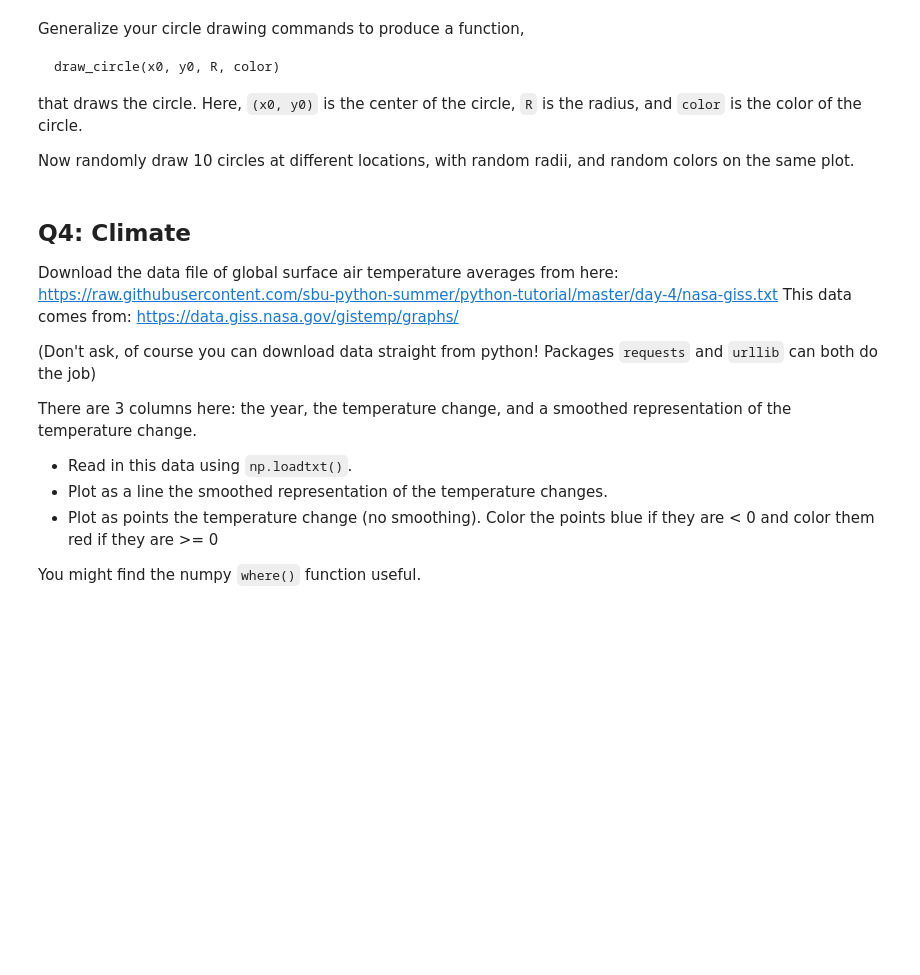
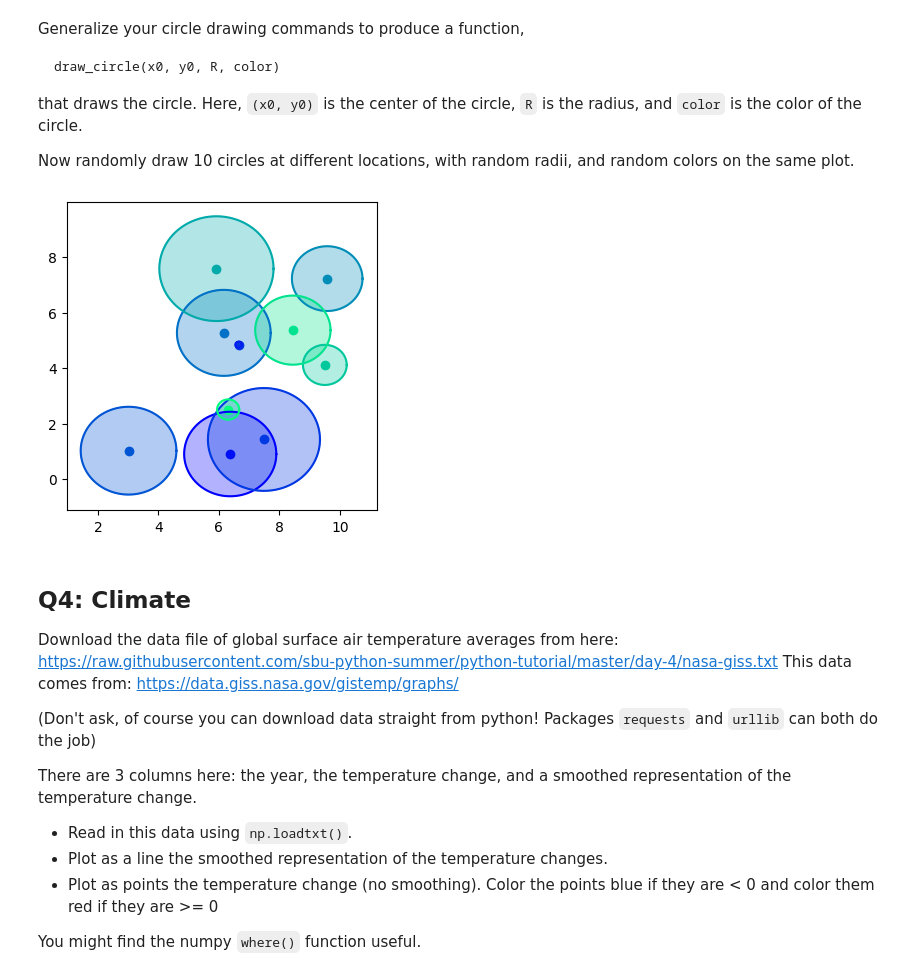
Before and after one commit to APozzi22/scientificcomputing_bicocca_2026, a Jupyter notebook: working/L03_matplotlib.ipynb, the cells around one changed output. Drawn from its saved outputs; the diff is of its cells as text; code cells hidden in the pictures; blank space fills up the shorter version.

Commit message:
Upload L03_matplotlib.ipynb exercises solutions

```diff
--- a/working/L03_matplotlib.ipynb
+++ b/working/L03_matplotlib.ipynb
@@ -52,6 +83,32 @@ draw_circle(x0, y0, R, color)
 that draws the circle.  Here, `(x0, y0)` is the center of the circle, `R` is the radius, and `color` is the color of the circle.
 
 Now randomly draw 10 circles at different locations, with random radii, and random colors on the same plot.
+# %%
+import matplotlib.cm as cm
+import matplotlib.colors as colors
+
+def draw_circle(x0, y0, R, color):
+    """(x0, y0) is the center of the circle, R is the radius, color is the color"""
+    theta = np.arange(0, 2*np.pi, 0.01)
+    x = x0 + R * np.cos(theta)
+    y = y0 + R * np.sin(theta)
+    plt.scatter(x0, y0, c=color)
+    plt.plot(x, y, c=color)
+    plt.fill(x, y, c=color, alpha=0.3)
+
+
+x0 = np.random.rand(10)*10
+y0 = np.random.rand(10)*10
+R = np.random.rand(10)*2
+cmap = cm.winter
+norm = colors.Normalize(vmin=0, vmax=len(R) - 1)
+
+plt.figure(figsize=(4,4))
+for i, (x0, y0, R) in enumerate(zip(x0, y0, R)):
+    draw_circle(x0, y0, R, color=cmap(norm(i)))
+plt.show()
+# %% [output]
+[figure, added]
 # %% [markdown]
 ## Q4: Climate
 
```
Also changed, not shown: parts of 8 cells of this notebook, 1 other file.
